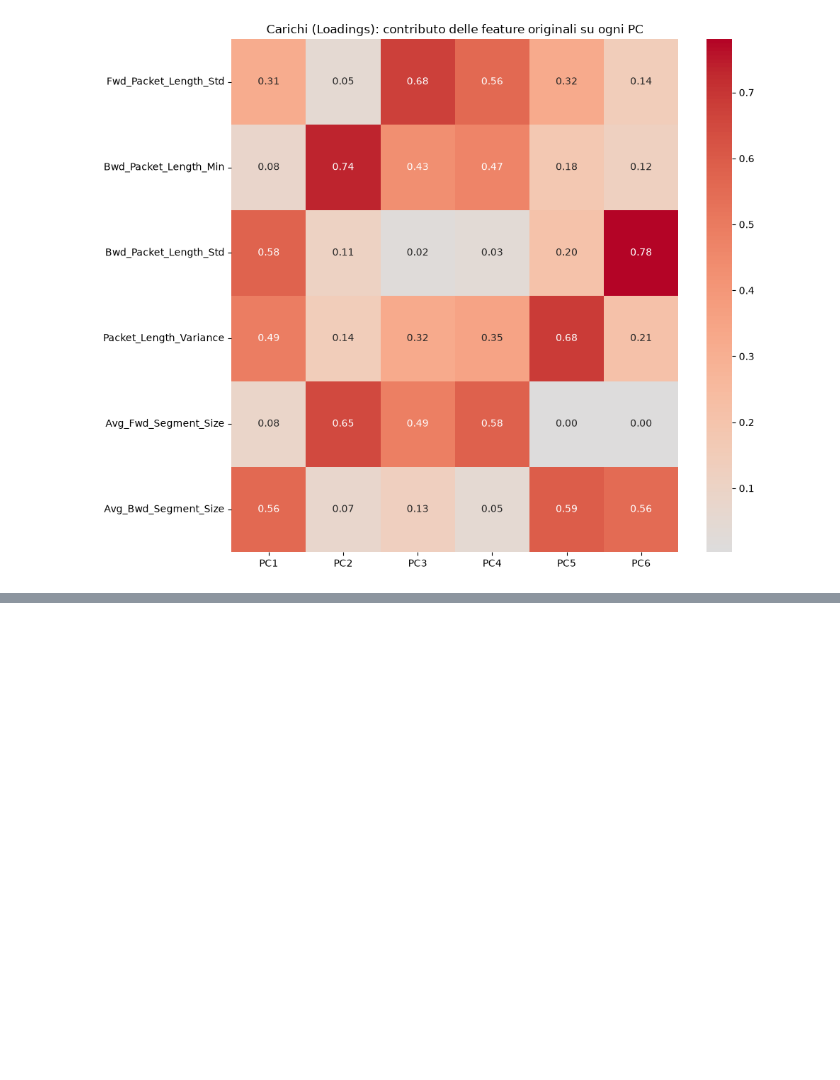
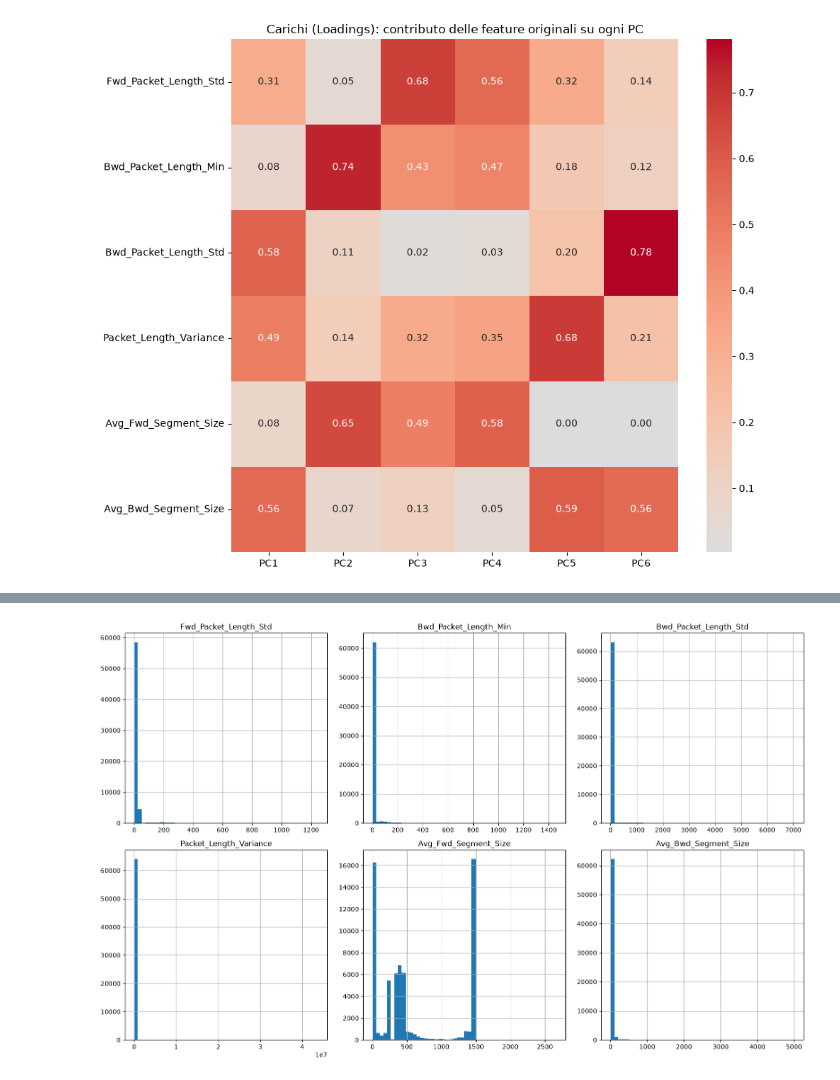
Before and after one commit to terrons-poli/ml, a Jupyter notebook: preprocessing/features.ipynb, the cells around one changed output, grey strips where cells are left out. Saved outputs shown, nothing was run; the diff lists cells and outputs as text; code cells hidden in the pictures; blank space fills up the shorter version.

Commit message:
Add some graphs and considerations

```diff
--- a/preprocessing/features.ipynb
+++ b/preprocessing/features.ipynb
@@ -203,0 +204,12 @@ plt.show()
+# %%
+
+figure, axes = plt.subplots(2,3,figsize=(16,10))
+
+for ax, col in zip(axes.flatten(),subdfridotto.columns):
+    subdfridotto[col].hist(ax=ax,bins=50)
+    ax.set_title(col)
+
+plt.tight_layout()
+plt.show()
+# %% [output]
+[figure, added]
```
Also changed, not shown: parts of 4 cells of this notebook.
